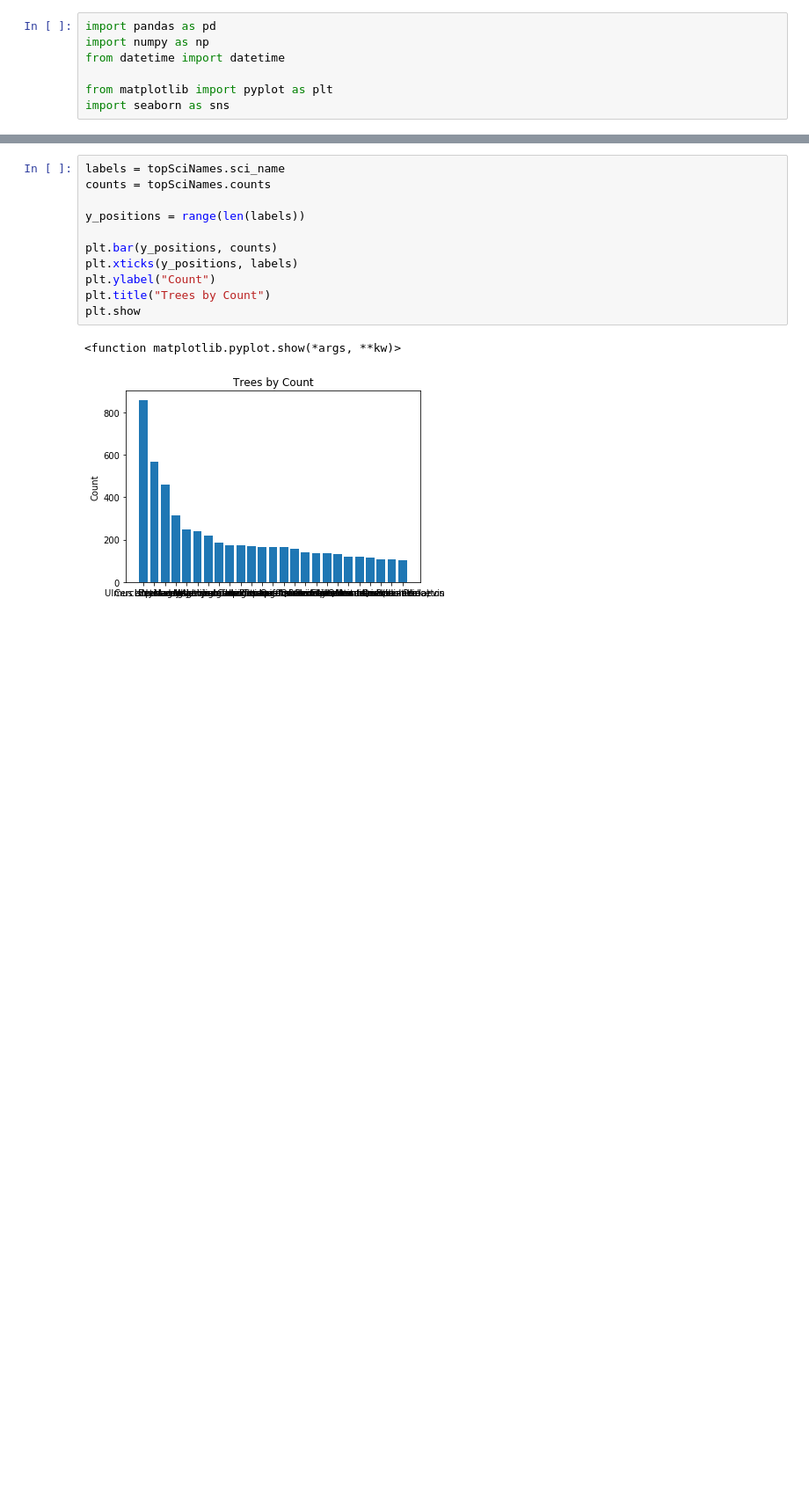
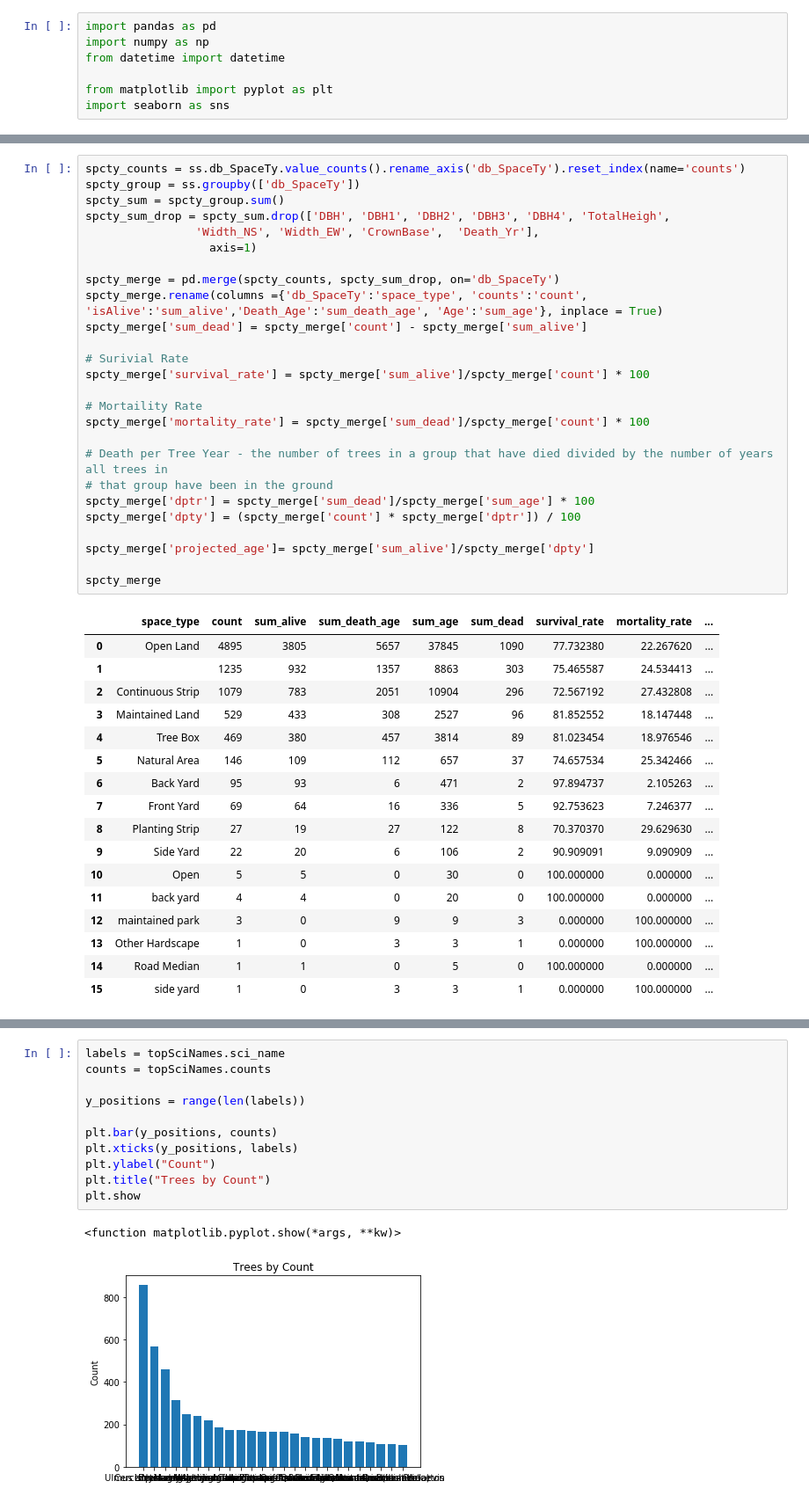
Before and after one commit to Travis-Volpe/Survival-Study-Data-Analysis-, a Jupyter notebook: SurvivalStudyDataAnalysis/Code/Descriptive Statistics & Vizualizations .ipynb, the cells around one changed output, grey strips where cells are left out. Shown at 88% size. Drawn from its saved outputs; the diff is of its cells as text; blank space fills up the shorter version.

```diff
--- a/SurvivalStudyDataAnalysis/Code/Descriptive Statistics & Vizualizations .ipynb
+++ b/SurvivalStudyDataAnalysis/Code/Descriptive Statistics & Vizualizations .ipynb
@@ -79,0 +210,44 @@ topSciNames
+# %%
+spcty_counts = ss.db_SpaceTy.value_counts().rename_axis('db_SpaceTy').reset_index(name='counts')
+spcty_group = ss.groupby(['db_SpaceTy'])
+spcty_sum = spcty_group.sum()
+spcty_sum_drop = spcty_sum.drop(['DBH', 'DBH1', 'DBH2', 'DBH3', 'DBH4', 'TotalHeigh',
+                'Width_NS', 'Width_EW', 'CrownBase',  'Death_Yr'],
+                  axis=1)
+
+spcty_merge = pd.merge(spcty_counts, spcty_sum_drop, on='db_SpaceTy')
+spcty_merge.rename(columns ={'db_SpaceTy':'space_type', 'counts':'count', 'isAlive':'sum_alive','Death_Age':'sum_death_age', 'Age':'sum_age'}, inplace = True)
+spcty_merge['sum_dead'] = spcty_merge['count'] - spcty_merge['sum_alive']
+
+# Surivial Rate
+spcty_merge['survival_rate'] = spcty_merge['sum_alive']/spcty_merge['count'] * 100
+
+# Mortaility Rate
+spcty_merge['mortality_rate'] = spcty_merge['sum_dead']/spcty_merge['count'] * 100
+
+# Death per Tree Year - the number of trees in a group that have died divided by the number of years all trees in
+# that group have been in the ground
+spcty_merge['dptr'] = spcty_merge['sum_dead']/spcty_merge['sum_age'] * 100
+spcty_merge['dpty'] = (spcty_merge['count'] * spcty_merge['dptr']) / 100
+
+spcty_merge['projected_age']= spcty_merge['sum_alive']/spcty_merge['dpty']
+
+spcty_merge
+# %% [output]
+|  | space_type | count | sum_alive | sum_death_age | sum_age | sum_dead | survival_rate | mortality_rate | ... |
+| 0 | Open Land | 4895 | 3805 | 5657 | 37845 | 1090 | 77.732380 | 22.267620 | ... |
+| 1 |  | 1235 | 932 | 1357 | 8863 | 303 | 75.465587 | 24.534413 | ... |
+| 2 | Continuous Strip | 1079 | 783 | 2051 | 10904 | 296 | 72.567192 | 27.432808 | ... |
+| 3 | Maintained Land | 529 | 433 | 308 | 2527 | 96 | 81.852552 | 18.147448 | ... |
+| 4 | Tree Box | 469 | 380 | 457 | 3814 | 89 | 81.023454 | 18.976546 | ... |
+| 5 | Natural Area | 146 | 109 | 112 | 657 | 37 | 74.657534 | 25.342466 | ... |
+| 6 | Back Yard | 95 | 93 | 6 | 471 | 2 | 97.894737 | 2.105263 | ... |
+| 7 | Front Yard | 69 | 64 | 16 | 336 | 5 | 92.753623 | 7.246377 | ... |
+| 8 | Planting Strip | 27 | 19 | 27 | 122 | 8 | 70.370370 | 29.629630 | ... |
+| 9 | Side Yard | 22 | 20 | 6 | 106 | 2 | 90.909091 | 9.090909 | ... |
+| 10 | Open | 5 | 5 | 0 | 30 | 0 | 100.000000 | 0.000000 | ... |
+| 11 | back yard | 4 | 4 | 0 | 20 | 0 | 100.000000 | 0.000000 | ... |
+| 12 | maintained park | 3 | 0 | 9 | 9 | 3 | 0.000000 | 100.000000 | ... |
+| 13 | Other Hardscape | 1 | 0 | 3 | 3 | 1 | 0.000000 | 100.000000 | ... |
+| 14 | Road Median | 1 | 1 | 0 | 5 | 0 | 100.000000 | 0.000000 | ... |
+| 15 | side yard | 1 | 0 | 3 | 3 | 1 | 0.000000 | 100.000000 | ... |
```
Also changed, not shown: parts of 19 cells of this notebook, 2 other files.
